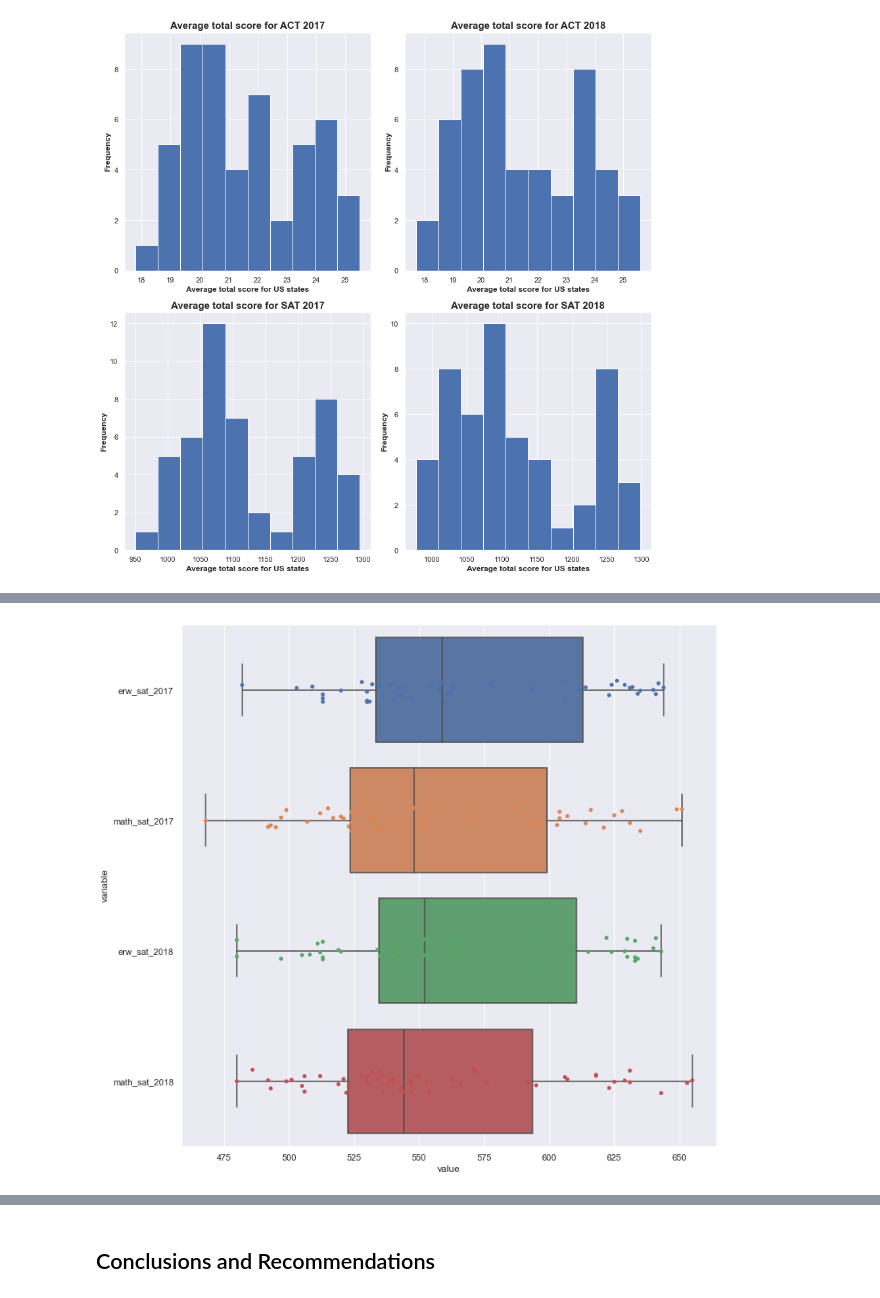
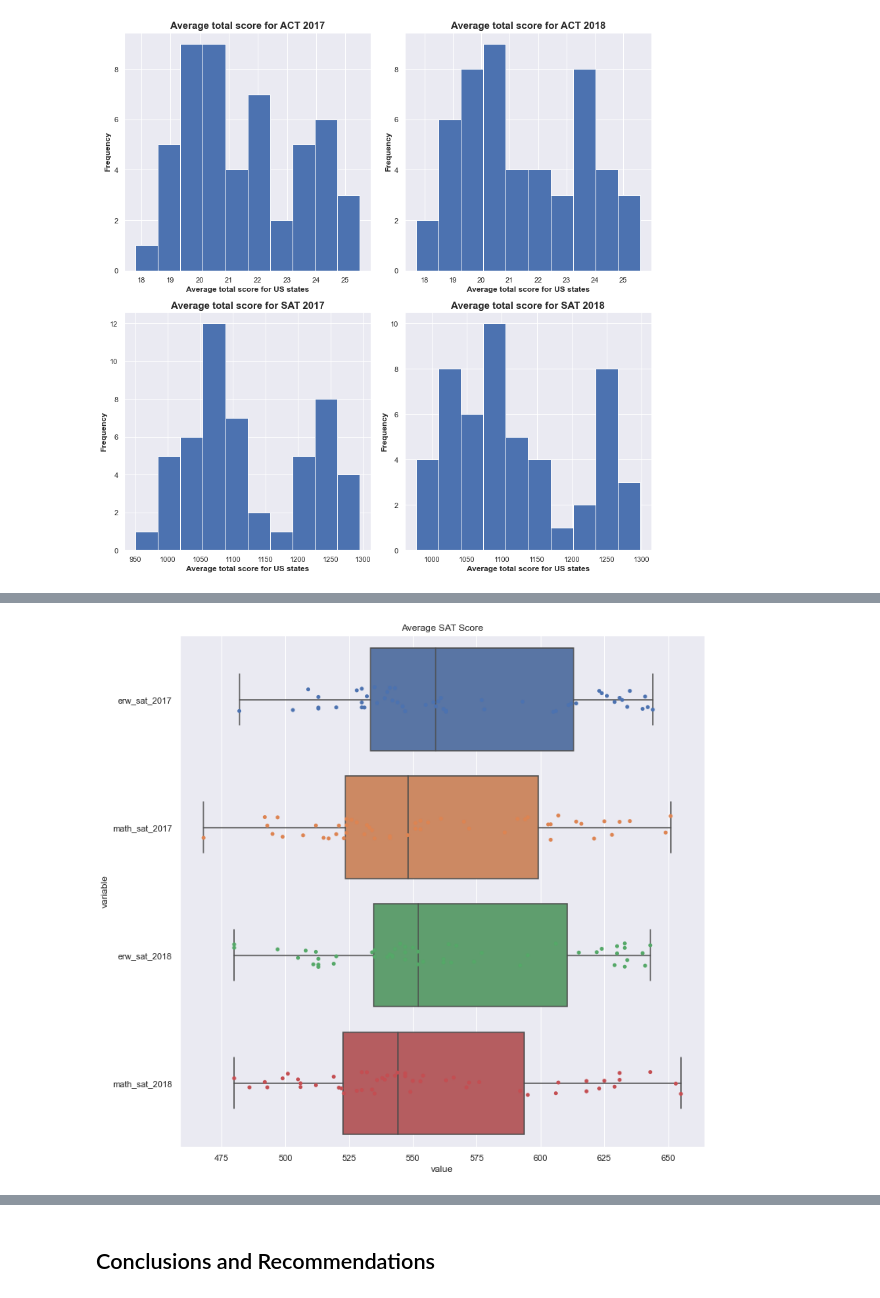
Before and after one commit to jpschew/GA-projects-DSI24, a Jupyter notebook: GA-project1/code/DSI24 Project 1.ipynb, the cells around one changed output, grey strips where cells are left out. Drawn from its saved outputs; the diff is of its cells as text; code cells hidden in the pictures.

```diff
--- a/GA-project1/code/DSI24 Project 1.ipynb
+++ b/GA-project1/code/DSI24 Project 1.ipynb
@@ -1221,13 +1307,12 @@ def custom_boxplot(df, yvalue, xvalue, plot_title):
     sns.boxplot(
         y=yvalue,
         x=xvalue,
-    #     fontdict= { 'fontsize': 12, 'fontweight':'bold'},
-    #     hue='state',
         data=df
-    ).set(title=plot_title)
+    ).set(
+        title=plot_title,
+    )
     sns.stripplot(
         y=yvalue,
         x=xvalue,
-    #     hue='state',
         data=df
     )
@@ -1250,11 +1341,11 @@ custom_boxplot(melted_act_composite, melted_act_composite['variable'], melted_ac
 # %%
 filtered_col_sat = [col for col in final.columns if ('sat' not in col) or ('part' in col) or ('total' in col)]
 # filtered_col_sat
 melted_sat = pd.melt(final, id_vars=filtered_col_sat)
 # # melted_act
-custom_boxplot(melted_sat, melted_sat['variable'], melted_sat['value'])
+custom_boxplot(melted_sat, melted_sat['variable'], melted_sat['value'], 'Average SAT Score')
 # %% [output]
-[figure, old version]
+[figure, new version]
 # %%
 filtered_col_sat_total = [col for col in final.columns if ('sat' not in col) or ('total' not in col)]
 # filtered_col_sat_total
```
Also changed, not shown: parts of 97 cells of this notebook, 6 other files.
